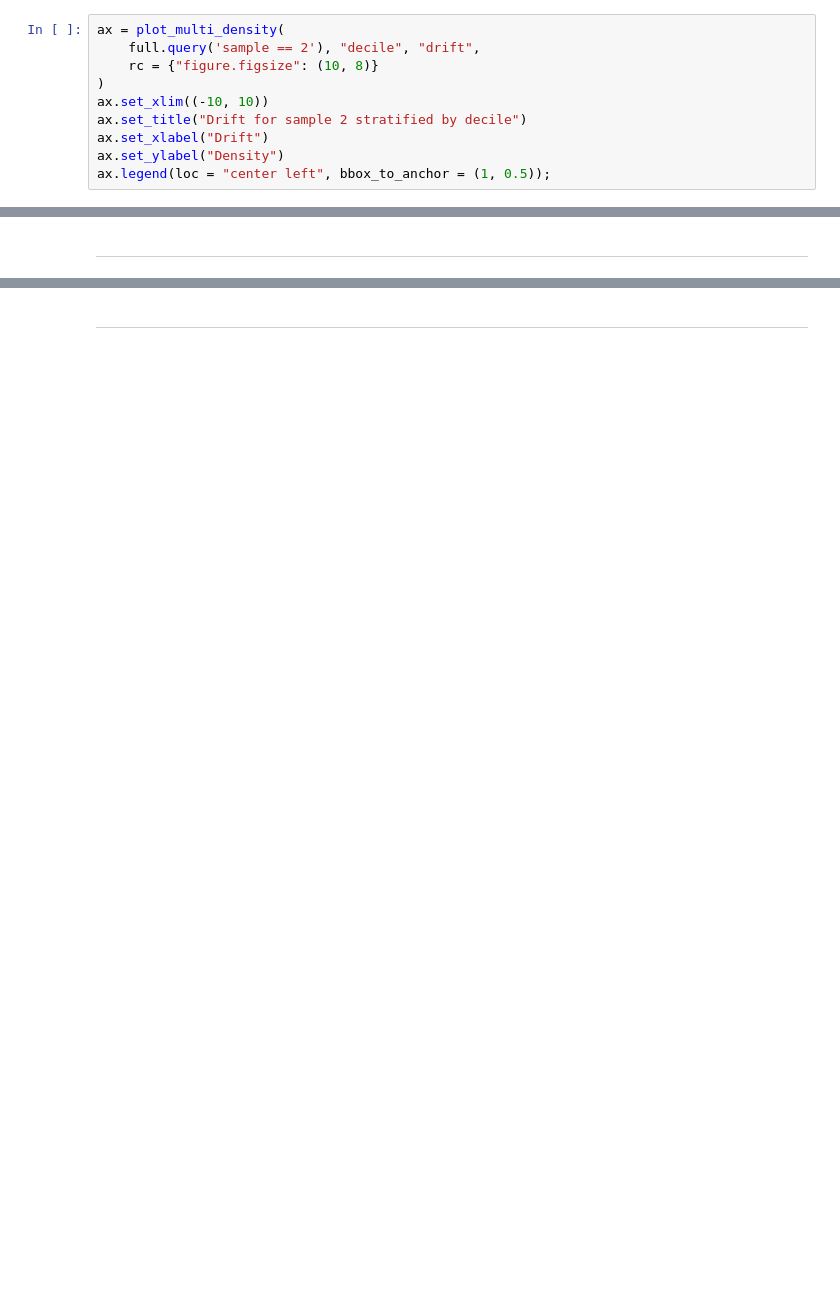
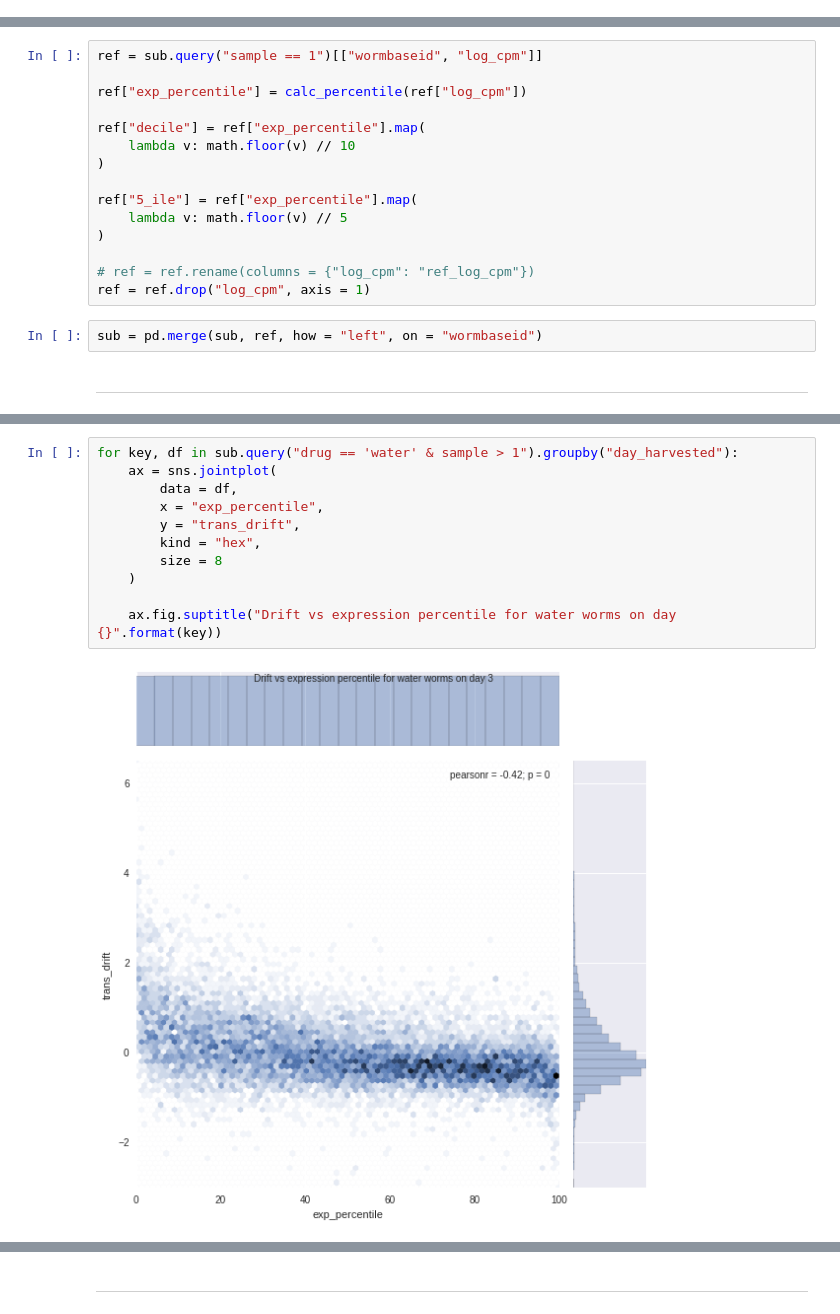
Before and after one commit to veleritas/ageing, a Jupyter notebook: analysis/PMID26623667/filtered_transcriptome.ipynb, the cells around one changed output, grey strips where cells are left out. Drawn from its saved outputs; the diff is of its cells as text; blank space fills up the shorter version.

```diff
--- a/analysis/PMID26623667/filtered_transcriptome.ipynb
+++ b/analysis/PMID26623667/filtered_transcriptome.ipynb
@@ -118,10 +97,0 @@ The remaining samples still have a healthy amount of variation, but nothing as d
-# %%
-ax = plot_multi_density(
-    full.query('sample == 2'), "decile", "drift",
-    rc = {"figure.figsize": (10, 8)}
-)
-ax.set_xlim((-10, 10))
-ax.set_title("Drift for sample 2 stratified by decile")
-ax.set_xlabel("Drift")
-ax.set_ylabel("Density")
-ax.legend(loc = "center left", bbox_to_anchor = (1, 0.5));
@@ -144,2 +111,19 @@ g.map(sns.violinplot, "decile", "drift")
+# %%
+ref = sub.query("sample == 1")[["wormbaseid", "log_cpm"]]
+
+ref["exp_percentile"] = calc_percentile(ref["log_cpm"])
+
+ref["decile"] = ref["exp_percentile"].map(
+    lambda v: math.floor(v) // 10
+)
+
+ref["5_ile"] = ref["exp_percentile"].map(
+    lambda v: math.floor(v) // 5
+)
+
+# ref = ref.rename(columns = {"log_cpm": "ref_log_cpm"})
+ref = ref.drop("log_cpm", axis = 1)
+# %%
+sub = pd.merge(sub, ref, how = "left", on = "wormbaseid")
 # %% [markdown]
 ---
@@ -145,0 +134,13 @@ g.map(sns.violinplot, "decile", "drift")
+# %%
+for key, df in sub.query("drug == 'water' & sample > 1").groupby("day_harvested"):
+    ax = sns.jointplot(
+        data = df,
+        x = "exp_percentile",
+        y = "trans_drift",
+        kind = "hex",
+        size = 8
+    )
+
+    ax.fig.suptitle("Drift vs expression percentile for water worms on day {}".format(key))
+# %% [output]
+[figure, added]
```
Also changed, not shown: parts of 63 cells of this notebook.
